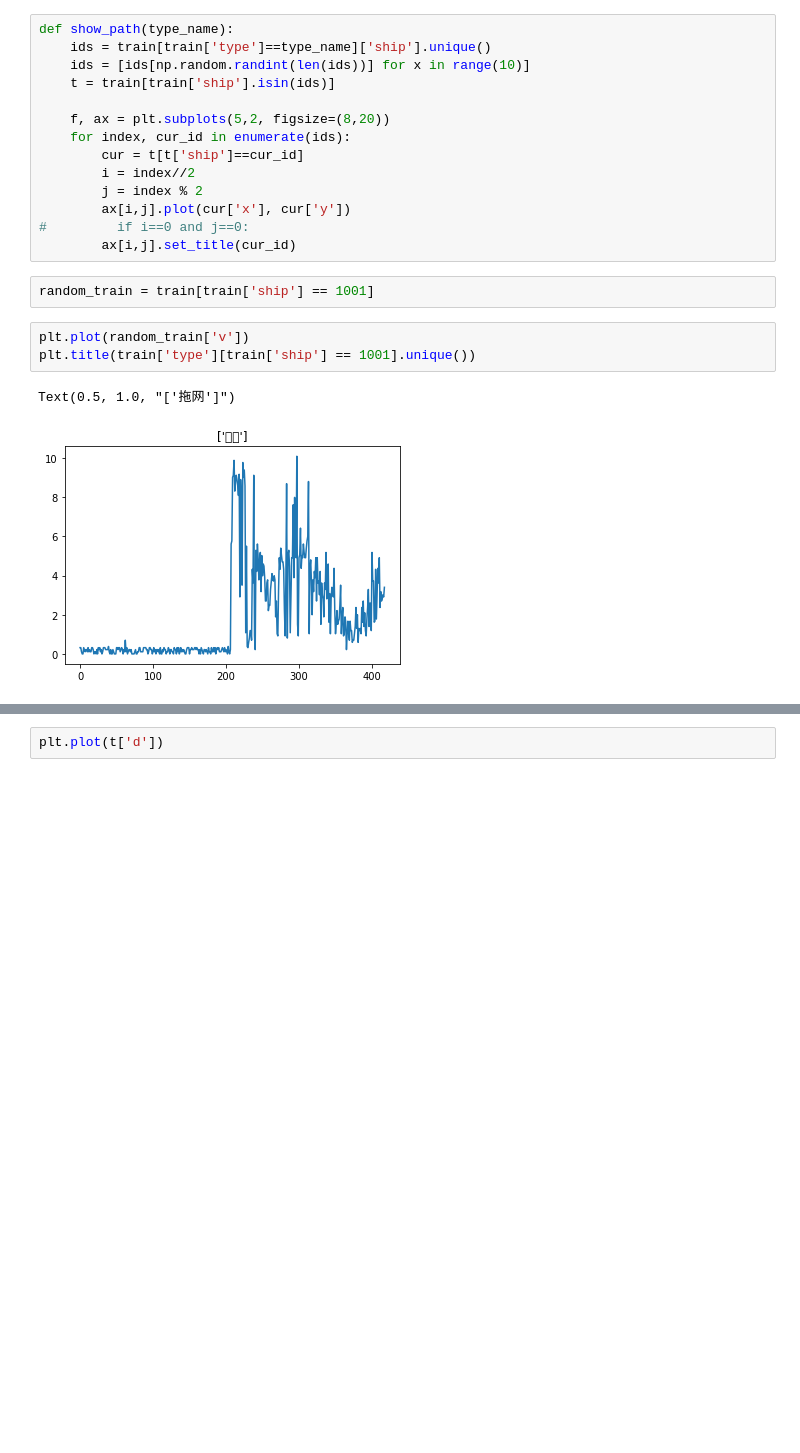
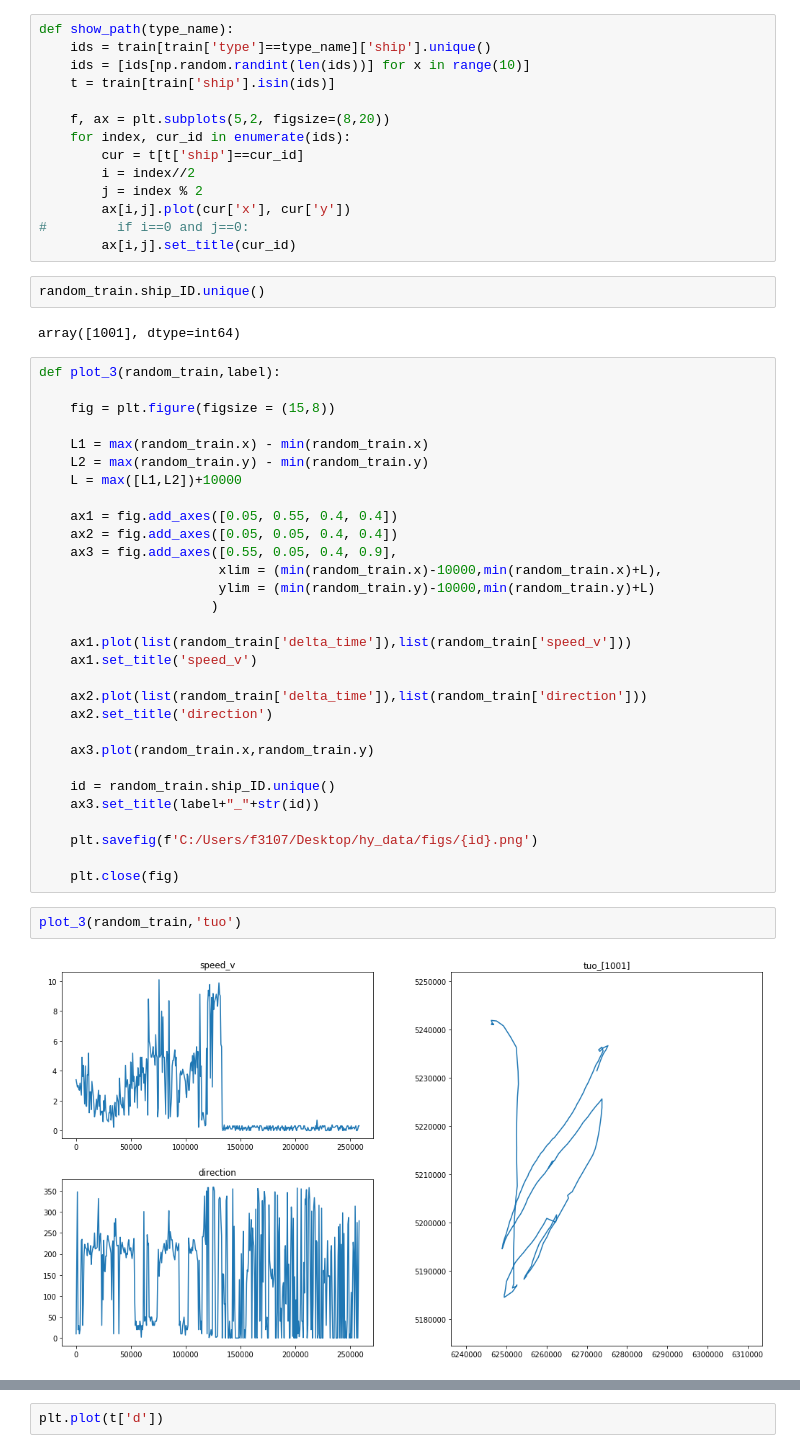
Before and after one commit to xzz666/tianchi_ship_2019, a Jupyter notebook: working/101_eda.ipynb, the cells around one changed output, grey strips where cells are left out. Cells and saved outputs as stored; diff of their text form; blank space fills up the shorter version.

```diff
--- a/working/101_eda.ipynb
+++ b/working/101_eda.ipynb
@@ -215,11 +210,41 @@ def show_path(type_name):
         ax[i,j].plot(cur['x'], cur['y'])
 #         if i==0 and j==0:
         ax[i,j].set_title(cur_id)
-# %%
-random_train = train[train['ship'] == 1001]
-# %%
-plt.plot(random_train['v'])
-plt.title(train['type'][train['ship'] == 1001].unique())
-# %% [output]
-Text(0.5, 1.0, "['拖网']")
-[figure, removed]
+# %%
+random_train.ship_ID.unique()
+# %% [output]
+array([1001], dtype=int64)
+# %%
+def plot_3(random_train,label):
+
+    fig = plt.figure(figsize = (15,8))
+
+    L1 = max(random_train.x) - min(random_train.x)
+    L2 = max(random_train.y) - min(random_train.y)
+    L = max([L1,L2])+10000
+
+    ax1 = fig.add_axes([0.05, 0.55, 0.4, 0.4])
+    ax2 = fig.add_axes([0.05, 0.05, 0.4, 0.4])
+    ax3 = fig.add_axes([0.55, 0.05, 0.4, 0.9],
+                       xlim = (min(random_train.x)-10000,min(random_train.x)+L),
+                       ylim = (min(random_train.y)-10000,min(random_train.y)+L)
+                      )
+
+    ax1.plot(list(random_train['delta_time']),list(random_train['speed_v']))
+    ax1.set_title('speed_v')
+
+    ax2.plot(list(random_train['delta_time']),list(random_train['direction']))
+    ax2.set_title('direction')
+
+    ax3.plot(random_train.x,random_train.y)
+
+    id = random_train.ship_ID.unique()
+    ax3.set_title(label+"_"+str(id))
+
+    plt.savefig(f'C:/Users/f3107/Desktop/hy_data/figs/{id}.png')
+
+    plt.close(fig)
+# %%
+plot_3(random_train,'tuo')
+# %% [output]
+[figure, added]
```
Also changed, not shown: parts of 14 cells of this notebook.
